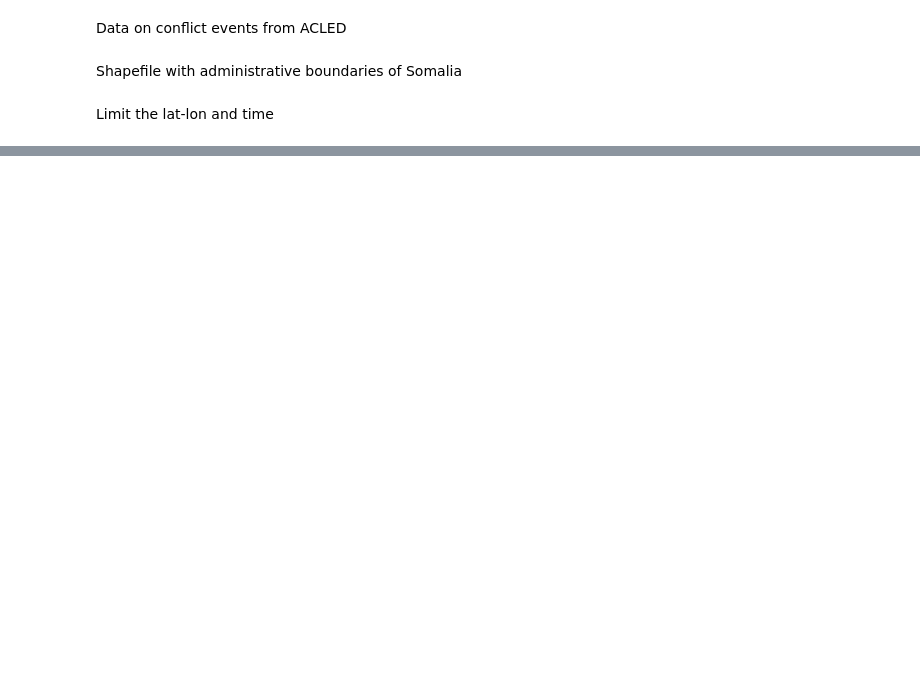
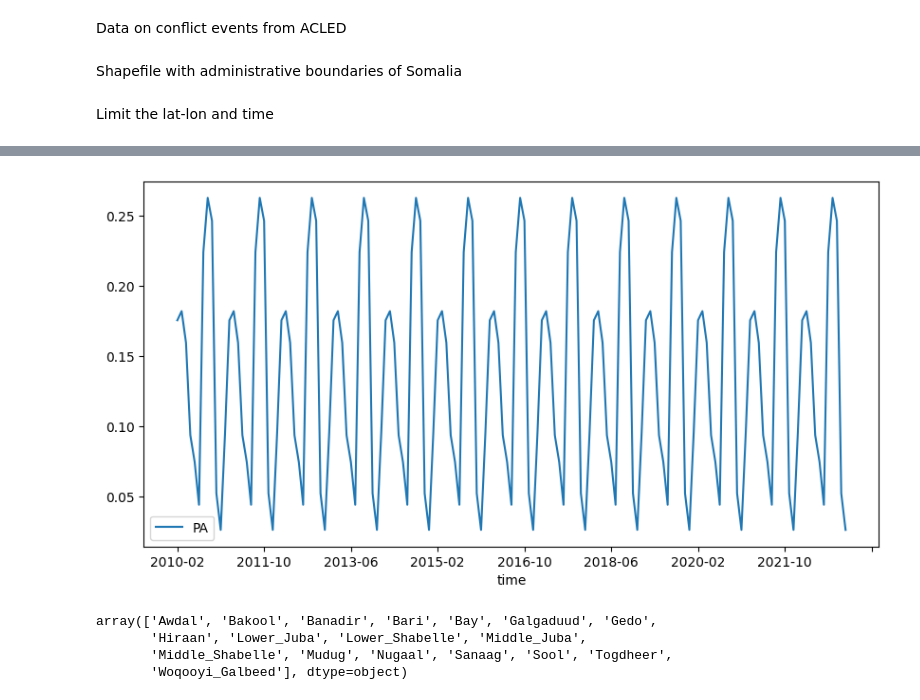
Before and after one commit to saraghivarello/Climate-and-conflict, a Jupyter notebook: all codes/Regression - figs.ipynb, the cells around one changed output, grey strips where cells are left out. Saved outputs shown, nothing was run; the diff lists cells and outputs as text; code cells hidden in the pictures; blank space fills up the shorter version.

```diff
--- a/all codes/Regression - figs.ipynb
+++ b/all codes/Regression - figs.ipynb
@@ -30,7 +33,8 @@ df = pd.read_csv(file)
 # %% [markdown]
 Shapefile with administrative boundaries of Somalia
 # %%
-path = r"C:\Users\PcLaptop\Documents\GitHub\Climate-and-conflict\Datasets\som_adm_ocha_itos_20230308_shp\som_admbnda_adm1_ocha_20230308.shp"
+# path = r"C:\Users\PcLaptop\Documents\GitHub\Climate-and-conflict\Datasets\som_adm_ocha_itos_20230308_shp\som_admbnda_adm1_ocha_20230308.shp"
+path = r"/home/sara/Documenti/GitHub/Climate-and-conflict/Datasets/som_adm_ocha_itos_20230308_shp/som_admbnda_adm1_ocha_20230308.shp"
 states_gdf = gpd.read_file(path)
 # %% [markdown]
 Limit the lat-lon and time
@@ -429 +223,17 @@ for reg in df_c_97_09['admin1'].unique():
 ... (6 outputs left out)
+# %%
+#limit x range
+reg[15]=reg[15][reg[15]['time']>'2010-01-01']
+reg[15].plot(x='time', y='PA', figsize=(10,5))
+#print all array
+np.set_printoptions(threshold=np.inf)
+aaa=reg[15]['PA']
+# %% [output]
+[figure, added]
+# %%
+df_c_97_09['admin1'].unique()
+# %% [output]
+array(['Awdal', 'Bakool', 'Banadir', 'Bari', 'Bay', 'Galgaduud', 'Gedo',
+       'Hiraan', 'Lower_Juba', 'Lower_Shabelle', 'Middle_Juba',
+       'Middle_Shabelle', 'Mudug', 'Nugaal', 'Sanaag', 'Sool', 'Togdheer',
+       'Woqooyi_Galbeed'], dtype=object)
```
Also changed, not shown: parts of 21 cells of this notebook, 1 other file.
